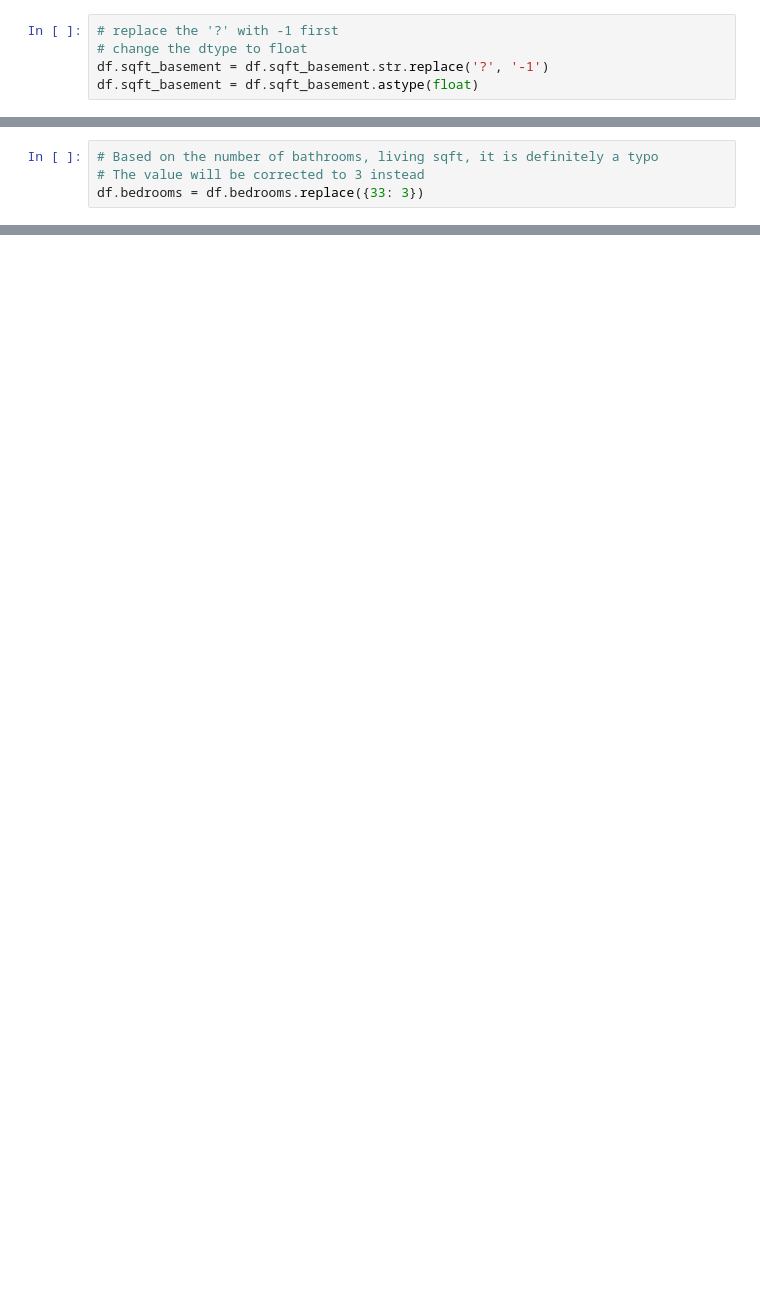
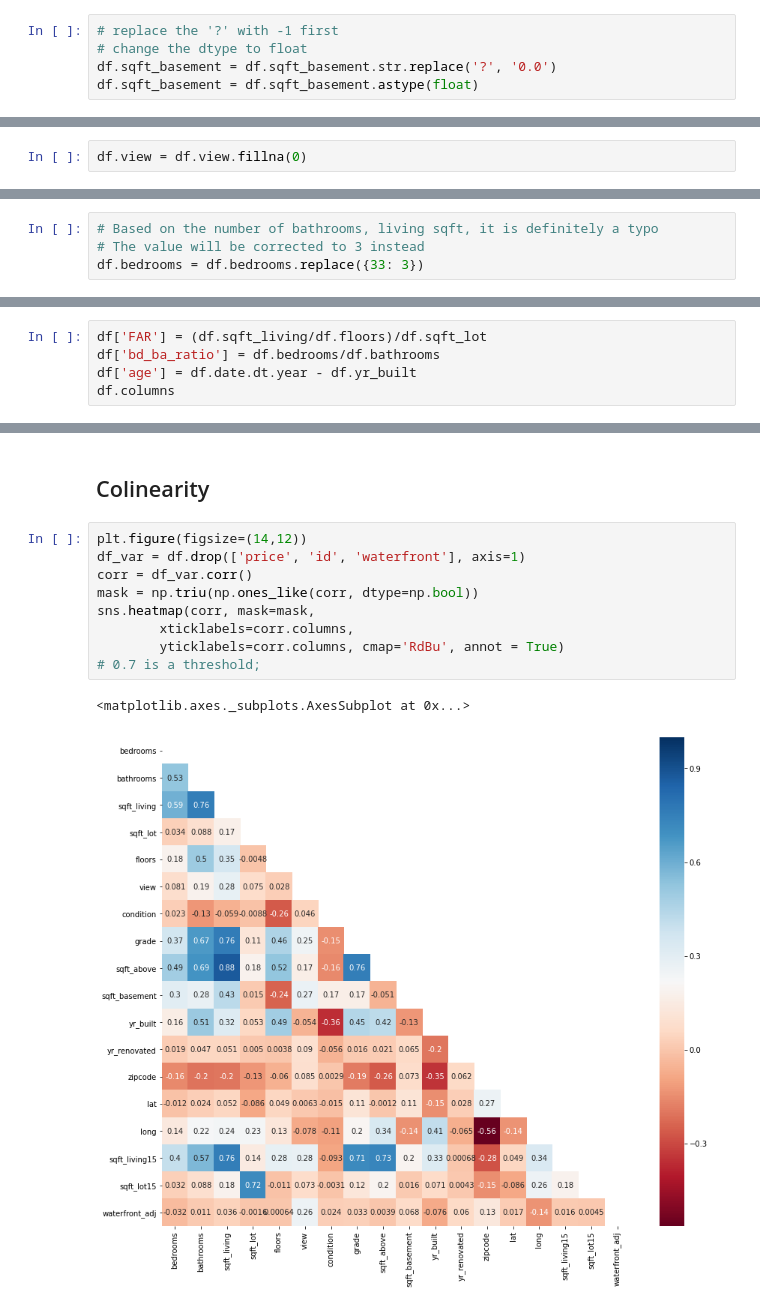
Before and after one commit to lavsz/Mod2_Kings_County_Housing_Price_Prediction, a Jupyter notebook: King's County Housing Price_Data_Cleaning.ipynb, the cells around one changed output, grey strips where cells are left out. Saved outputs shown, nothing was run; the diff lists cells and outputs as text; blank space fills up the shorter version.

```diff
--- a/King's County Housing Price_Data_Cleaning.ipynb
+++ b/King's County Housing Price_Data_Cleaning.ipynb
@@ -134,7 +116,7 @@ array(['0.0', '400.0', '910.0', '1530.0', '?', '730.0', '1700.0', '300.0',
 # %%
 # replace the '?' with -1 first
 # change the dtype to float
-df.sqft_basement = df.sqft_basement.str.replace('?', '-1')
+df.sqft_basement = df.sqft_basement.str.replace('?', '0.0')
 df.sqft_basement = df.sqft_basement.astype(float)
 # %% [markdown]
 ## 1.3 Renovating years
@@ -181,3 +160,5 @@ geo_df = gpd.GeoDataFrame(df, geometry=gpd.points_from_xy(df.long, df.lat))
+# %%
+df.view = df.view.fillna(0)
 # %% [markdown]
 # <span style="color:##FF1493"> 3. Finding outliers </span>
 # %%
@@ -330,3 +218,8 @@ duplicates_else_diff.waterfront_adj.value_counts(), duplicates_else_diff.sqft_ba
  107500.0      1
  211000.0      1
  Name: price, Length: 143, dtype: int64)
+# %%
+df['FAR'] = (df.sqft_living/df.floors)/df.sqft_lot
+df['bd_ba_ratio'] = df.bedrooms/df.bathrooms
+df['age'] = df.date.dt.year - df.yr_built
+df.columns
@@ -332,0 +233,14 @@ duplicates_else_diff.waterfront_adj.value_counts(), duplicates_else_diff.sqft_ba
+# %% [markdown]
+## Colinearity
+# %%
+plt.figure(figsize=(14,12))
+df_var = df.drop(['price', 'id', 'waterfront'], axis=1)
+corr = df_var.corr()
+mask = np.triu(np.ones_like(corr, dtype=np.bool))
+sns.heatmap(corr, mask=mask,
+        xticklabels=corr.columns,
+        yticklabels=corr.columns, cmap='RdBu', annot = True)
+# 0.7 is a threshold;
+# %% [output]
+<matplotlib.axes._subplots.AxesSubplot at 0x...>
+[figure, added]
```
Also changed, not shown: parts of 90 cells of this notebook.
